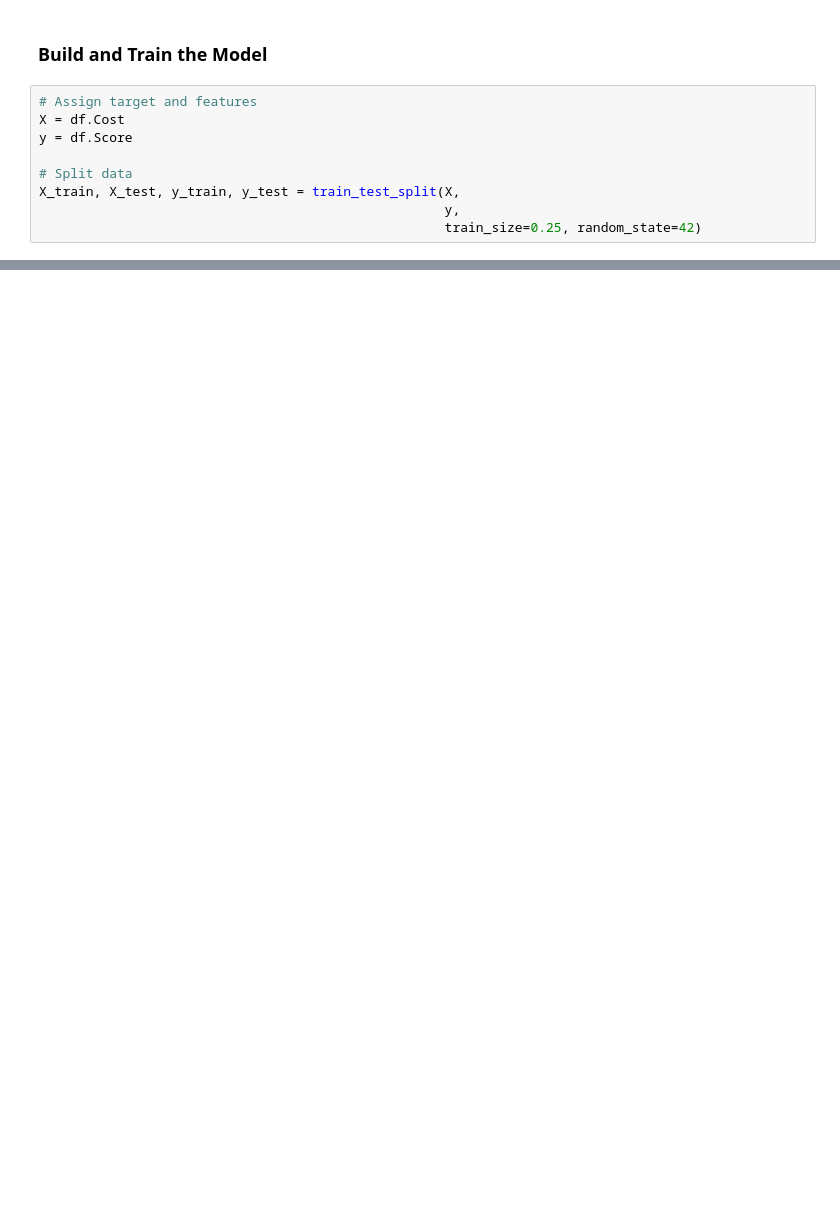
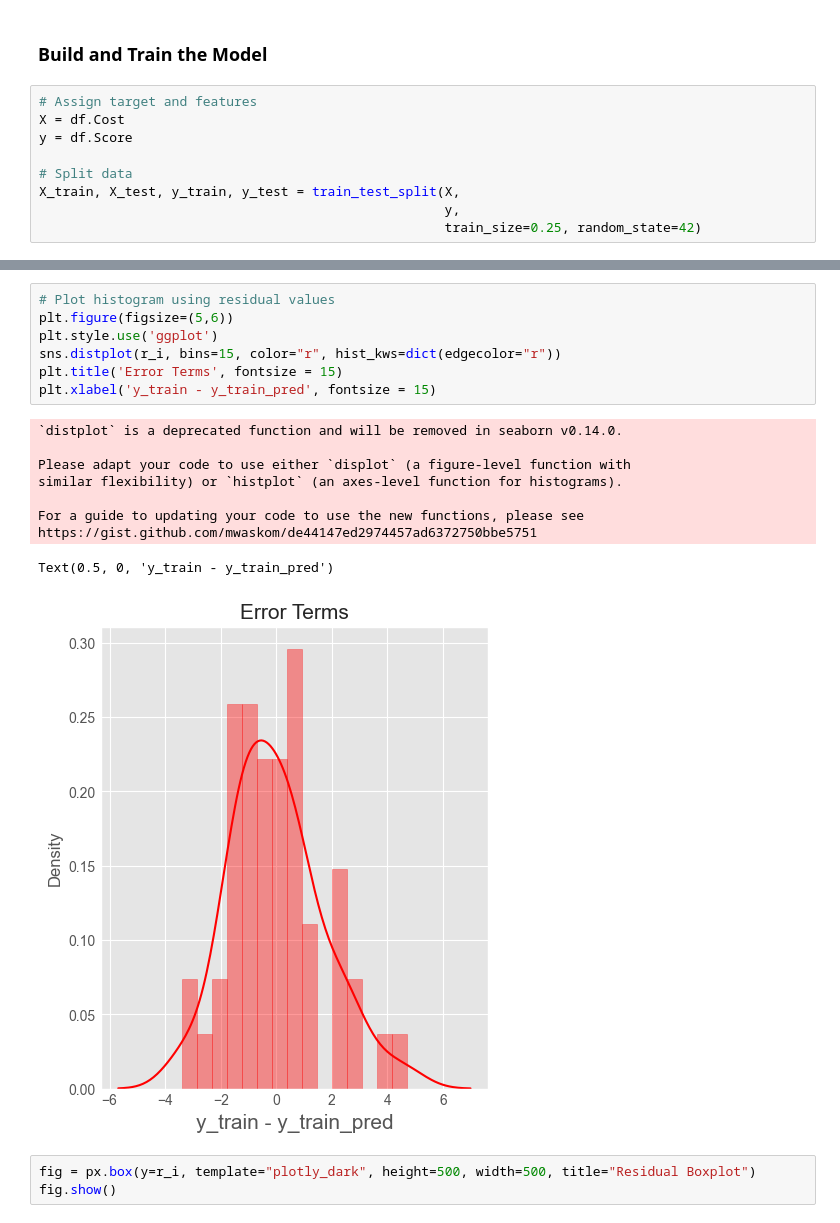
Before and after one commit to JacobJ215/Premier-League-Regression-Analysis, a Jupyter notebook: simple_regression.ipynb, the cells around one changed output, grey strips where cells are left out. Saved outputs shown, nothing was run; the diff lists cells and outputs as text; blank space fills up the shorter version.

```diff
--- a/simple_regression.ipynb
+++ b/simple_regression.ipynb
@@ -154,0 +223,20 @@ Notes:
+# %%
+# Plot histogram using residual values
+plt.figure(figsize=(5,6))
+plt.style.use('ggplot')
+sns.distplot(r_i, bins=15, color="r", hist_kws=dict(edgecolor="r"))
+plt.title('Error Terms', fontsize = 15)
+plt.xlabel('y_train - y_train_pred', fontsize = 15)
+# %% [output]
+`distplot` is a deprecated function and will be removed in seaborn v0.14.0.
+
+Please adapt your code to use either `displot` (a figure-level function with
+similar flexibility) or `histplot` (an axes-level function for histograms).
+
+For a guide to updating your code to use the new functions, please see
+https://gist.github.com/mwaskom/de44147ed2974457ad6372750bbe5751
+Text(0.5, 0, 'y_train - y_train_pred')
+[figure, added]
+# %%
+fig = px.box(y=r_i, template="plotly_dark", height=500, width=500, title="Residual Boxplot")
+fig.show()
```
Also changed, not shown: parts of 10 cells of this notebook.
